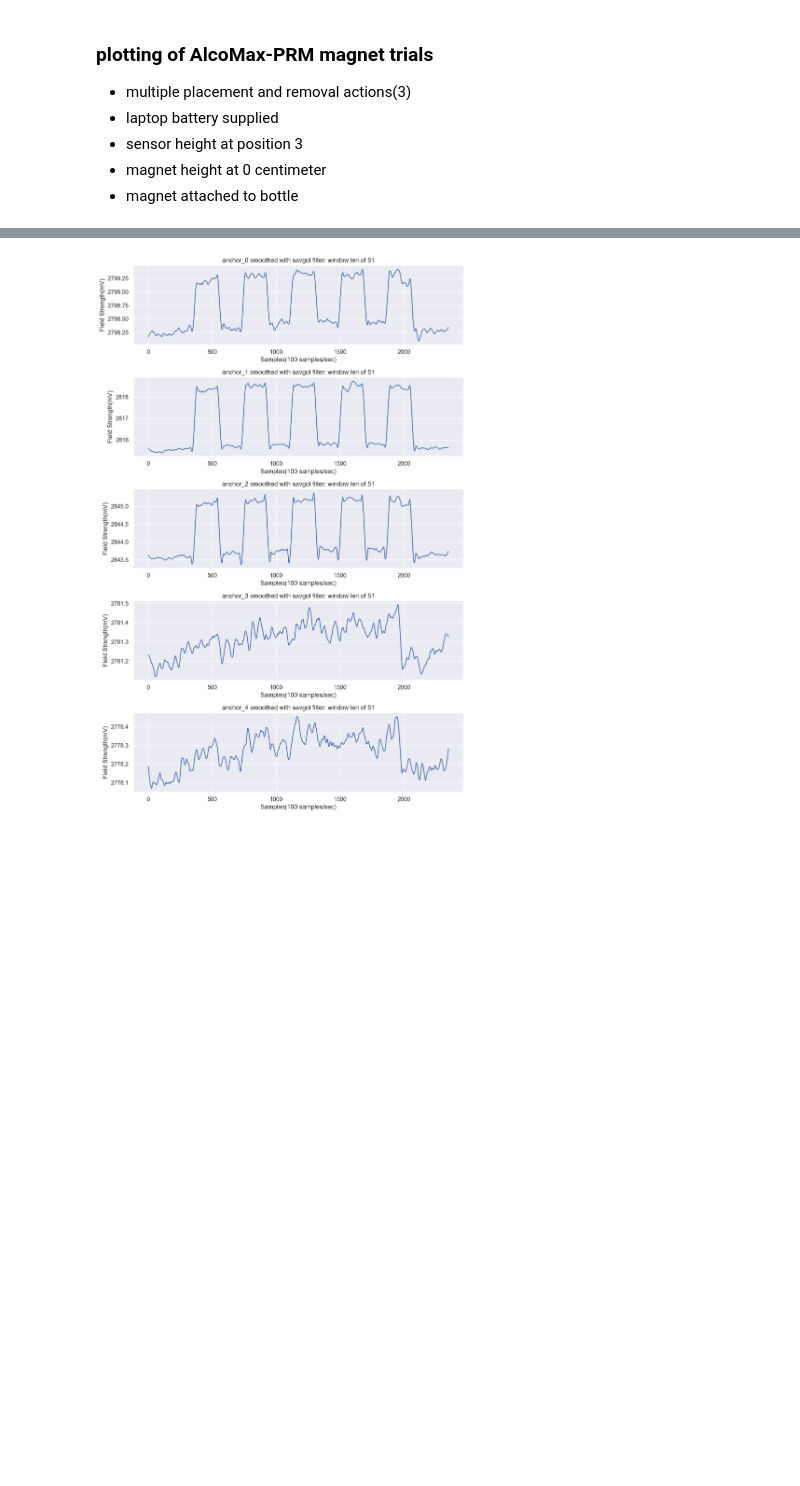
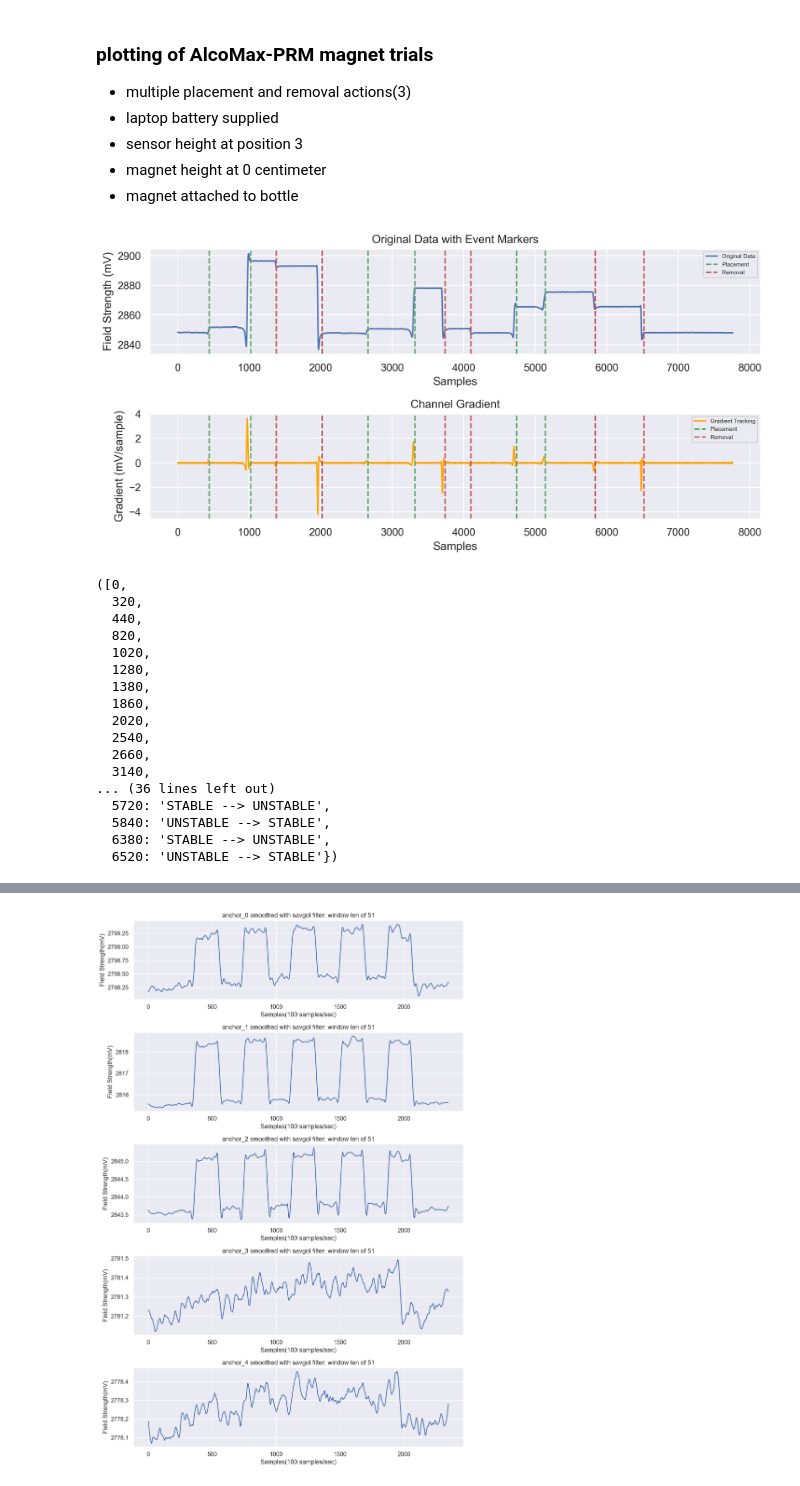
Before and after one commit to CodyWangYaohui/EcoMAT, a Jupyter notebook: data_analysis/data-acquisition-pre-processing-plotting.ipynb, the cells around one changed output, grey strips where cells are left out. Saved outputs shown, nothing was run; the diff lists cells and outputs as text; code cells hidden in the pictures; blank space fills up the shorter version.

```diff
--- a/data_analysis/data-acquisition-pre-processing-plotting.ipynb
+++ b/data_analysis/data-acquisition-pre-processing-plotting.ipynb
@@ -579,7 +584,7 @@ def place_remove_detect(data_input, window_size=100, threshold_array=np.array([1
 
     # Loop through gradient values in windows of `window_size`
     for indx in range(0, num_samples, num_chunks):
-        print(indx)
+#         print(indx)
         # Define the current window of gradient values
         current_window = gradient_values[indx:indx+window_size]
 
@@ -650,31 +655,55 @@ def place_remove_detect(data_input, window_size=100, threshold_array=np.array([1
 
     # Plot channel gradient and mark peaks based on correlation
     axs[1].plot(gradient_values, label="Gradient Tracking", color="orange")
 
     legend_handles = {'Placement': False, 'Removal': False}
 
     for stamp in placement_stamps:
         axs[1].axvline(x=stamp, color='g', linestyle='--')
         if not legend_handles['Placement']:
             axs[1].axvline(x=stamp, color='g', linestyle='--', label='Placement')
             legend_handles['Placement'] = True
 
     for stamp in removal_stamps:
         axs[1].axvline(x=stamp, color='r', linestyle='--')
         if not legend_handles['Removal']:
             axs[1].axvline(x=stamp, color='r', linestyle='--', label='Removal')
             legend_handles['Removal'] = True
 
     axs[1].set_title(f'Channel Gradient')
     axs[1].set_xlabel('Samples')
     axs[1].set_ylabel('Gradient (mV/sample)')
     axs[1].xaxis.set_major_formatter(formatter)
     axs[1].yaxis.set_major_formatter(formatter)
     axs[1].legend(loc="upper right", prop={'size': 6})
 
     plt.tight_layout()
     plt.show()
 
-    print(len(dict))
+#     print(len(dict))
 
     return stability_change_stamps, placement_stamps, removal_stamps, dict
+
+
+raw_df_cur = pd.read_csv("./../data/feb-12-PRM-and-PRMM-place-remove-3-times.txt", names=["anchor_0", "anchor_1", "anchor_2"])
+
+place_remove_detect(raw_df_cur["anchor_0"])
+# %% [output]
+[figure, added]
+([0,
+  320,
+  440,
+  820,
+  1020,
+  1280,
+  1380,
+  1860,
+  2020,
+  2540,
+  2660,
+  3140,
+... (36 lines left out)
+  5720: 'STABLE --> UNSTABLE',
+  5840: 'UNSTABLE --> STABLE',
+  6380: 'STABLE --> UNSTABLE',
+  6520: 'UNSTABLE --> STABLE'})
```
Also changed, not shown: parts of 6 cells of this notebook, 19 other files.
